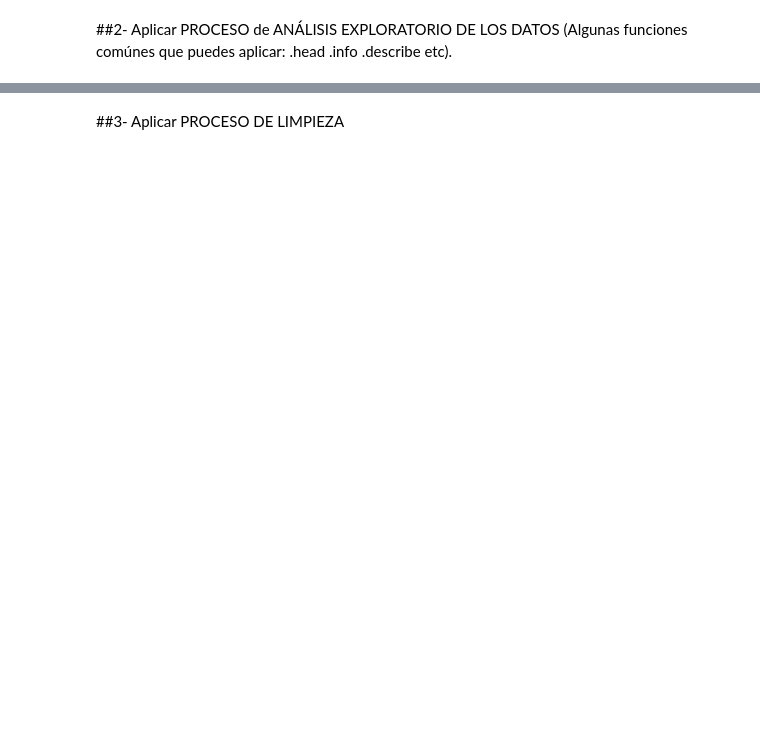
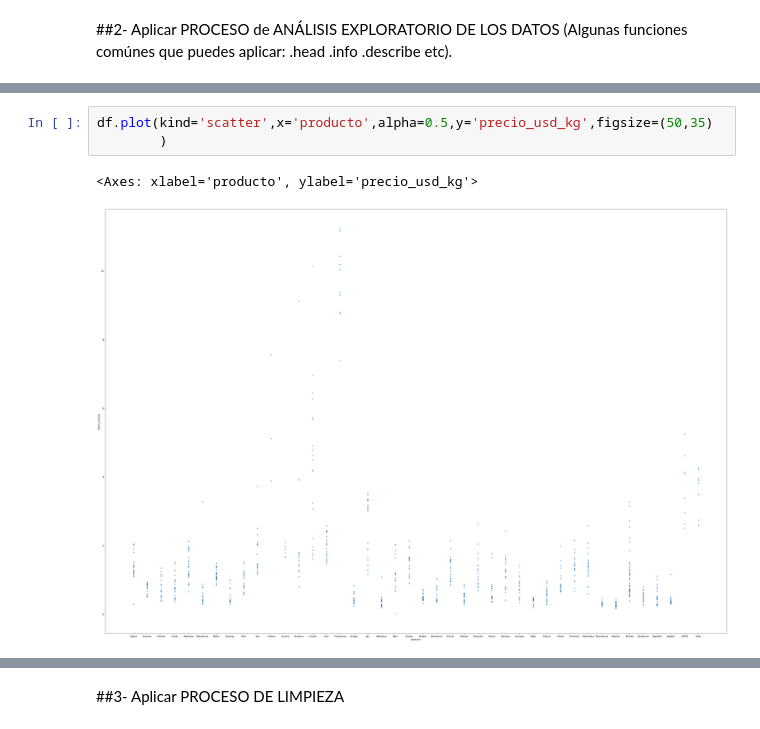
Before and after one commit to Nippur7/MachineLearningUNSA, a Jupyter notebook: UNSA_TRABAJO_INTEGRADOR_1_.ipynb, the cells around one changed output, grey strips where cells are left out. Saved outputs shown, nothing was run; the diff lists cells and outputs as text; blank space fills up the shorter version.

```diff
--- a/UNSA_TRABAJO_INTEGRADOR_1_.ipynb
+++ b/UNSA_TRABAJO_INTEGRADOR_1_.ipynb
@@ -34,0 +112,6 @@ _________________________________________________________________
+# %%
+df.plot(kind='scatter',x='producto',alpha=0.5,y='precio_usd_kg',figsize=(50,35)
+        )
+# %% [output]
+<Axes: xlabel='producto', ylabel='precio_usd_kg'>
+[figure, added]
```
Also changed, not shown: parts of 34 cells of this notebook, 3 other files.
